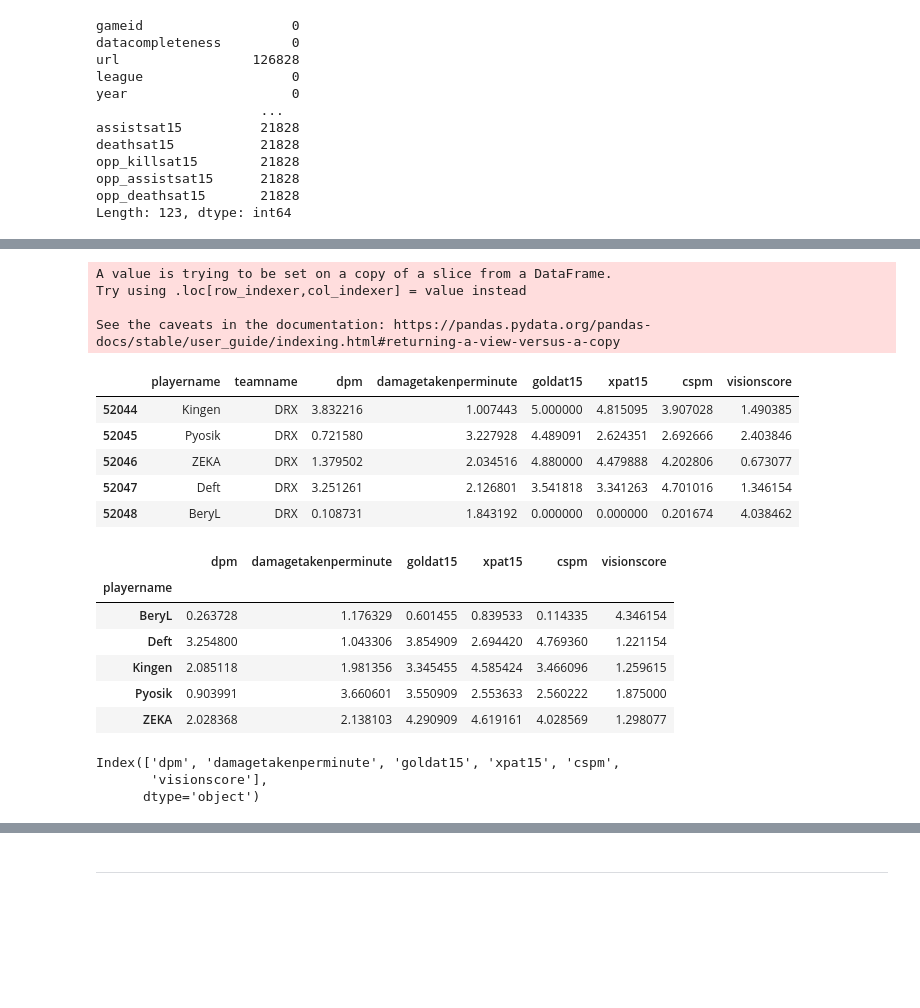
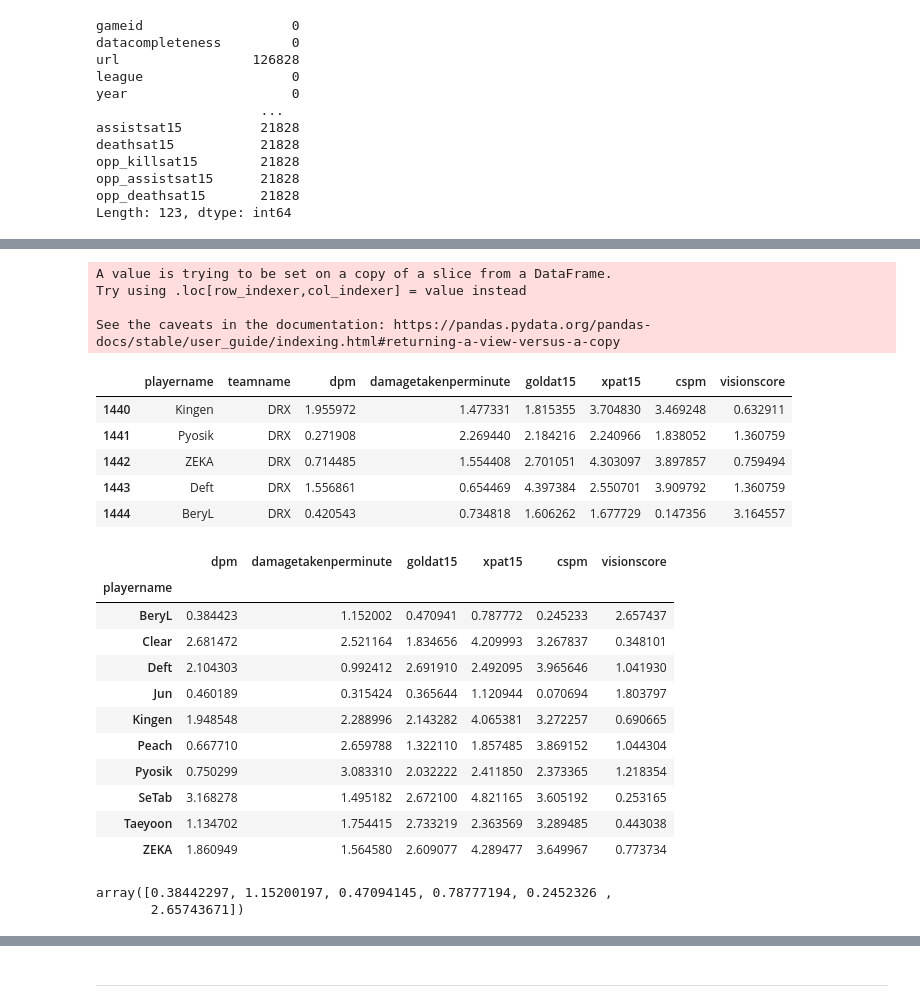
Before and after one commit to damidaa/2022LoLWorlds_DataAnalysis, a Jupyter notebook: 2022wc/final_analysis.ipynb, the cells around one changed output, grey strips where cells are left out. Cells and saved outputs as stored; diff of their text form; code cells hidden in the pictures; blank space fills up the shorter version.

```diff
--- a/2022wc/final_analysis.ipynb
+++ b/2022wc/final_analysis.ipynb
@@ -102,10 +111,17 @@ Length: 123, dtype: int64
 # %%
 #추후 해보자 ( drx 선수별 지표,능력치차트 )
 
-lck_spring_po_df = lck_spring_po[ ['gameid','playername','participantid','side','league','split','teamname','date', \
-    'gamelength','result','dpm','damagetakenperminute','goldat15','xpat15','cspm','visionscore'] ]
+# lck_spring_po_df = lck_spring_po[ ['gameid','playername','participantid','side','league','split','teamname','date', \
+#     'gamelength','result','dpm','damagetakenperminute','goldat15','xpat15','cspm','visionscore'] ]
 
-lck_spring_po_drxplyaer_df = lck_spring_po_df[ (lck_spring_po_df['teamname'] == 'DRX') & (lck_spring_po_df['participantid'] <= 10 ) ]
+# lck_spring_po_drxplyaer_df = lck_spring_po_df[ (lck_spring_po_df['teamname'] == 'DRX') & (lck_spring_po_df['participantid'] <= 10 ) ]
 
-lck_spring_po_drxplyaer_df.head()
+# lck_spring_po_drxplyaer_df.head()
+
+lck_spring_df = lck_spring[ ['gameid','playername','participantid','side','league','split','teamname','date', \
+    'totalgold','gamelength','result','dpm','damagetakenperminute','goldat15','xpat15','cspm','visionscore'] ]
+
+lck_spring_drxplyaer_df = lck_spring_df[ (lck_spring_df['teamname'] == 'DRX') & (lck_spring_df['participantid'] <= 10 ) ]
+
+lck_spring_drxplyaer_df.head()
 # %% [output]
@@ -118,5 +134,8 @@ lck_spring_po_drxplyaer_df.head()
 # %%
-lck_spring_po_drxplayer_score = lck_spring_po_drxplyaer_df[ ['playername','teamname','dpm','damagetakenperminute','goldat15','xpat15','cspm','visionscore'] ]
-lck_spring_po_drxplayer_score.head()
+# lck_spring_po_drxplayer_score = lck_spring_po_drxplyaer_df[ ['playername','teamname','dpm','damagetakenperminute','goldat15','xpat15','cspm','visionscore'] ]
+# lck_spring_po_drxplayer_score.head()
+
+lck_spring_drxplayer_score = lck_spring_drxplyaer_df[ ['playername','teamname','dpm','damagetakenperminute','goldat15','xpat15','cspm','visionscore'] ]
+lck_spring_drxplayer_score.head()
 # %% [output]
 |  | playername | teamname | dpm | damagetakenperminute | goldat15 | xpat15 | cspm | visionscore |
@@ -128,5 +147,6 @@ lck_spring_po_drxplayer_score.head()
 # %%
-X = lck_spring_po_drxplayer_score[['dpm','damagetakenperminute','goldat15','xpat15','cspm','visionscore']]
+# X = lck_spring_po_drxplayer_score[['dpm','damagetakenperminute','goldat15','xpat15','cspm','visionscore']]
+X = lck_spring_drxplayer_score[['dpm','damagetakenperminute','goldat15','xpat15','cspm','visionscore']]
 # %%
 scaler = MinMaxScaler(feature_range=(0,5)) ## 각 칼럼 데이터 값을 0~6 범위로 변환
 scaler.fit(X) ## 각 칼럼 데이터마다 변환할 함수 생
@@ -153,33 +169,47 @@ array([[3.83221559e+00, 1.00744343e+00, 5.00000000e+00, 4.81509516e+00,
 # %%
-lck_spring_po_drxplayer_score[['dpm','damagetakenperminute','goldat15','xpat15','cspm','visionscore']] = transformed_X
-lck_spring_po_drxplayer_score.head()
+# lck_spring_po_drxplayer_score[['dpm','damagetakenperminute','goldat15','xpat15','cspm','visionscore']] = transformed_X
+# lck_spring_po_drxplayer_score.head()
+
+lck_spring_drxplayer_score[['dpm','damagetakenperminute','goldat15','xpat15','cspm','visionscore']] = transformed_X
+lck_spring_drxplayer_score.head()
 # %% [output]
 A value is trying to be set on a copy of a slice from a DataFrame.
 Try using .loc[row_indexer,col_indexer] = value instead
 
 See the caveats in the documentation: https://pandas.pydata.org/pandas-docs/stable/user_guide/indexing.html#returning-a-view-versus-a-copy
 |  | playername | teamname | dpm | damagetakenperminute | goldat15 | xpat15 | cspm | visionscore |
-| 52044 | Kingen | DRX | 3.832216 | 1.007443 | 5.000000 | 4.815095 | 3.907028 | 1.490385 |
-| 52045 | Pyosik | DRX | 0.721580 | 3.227928 | 4.489091 | 2.624351 | 2.692666 | 2.403846 |
-| 52046 | ZEKA | DRX | 1.379502 | 2.034516 | 4.880000 | 4.479888 | 4.202806 | 0.673077 |
-| 52047 | Deft | DRX | 3.251261 | 2.126801 | 3.541818 | 3.341263 | 4.701016 | 1.346154 |
-| 52048 | BeryL | DRX | 0.108731 | 1.843192 | 0.000000 | 0.000000 | 0.201674 | 4.038462 |
+| 1440 | Kingen | DRX | 1.955972 | 1.477331 | 1.815355 | 3.704830 | 3.469248 | 0.632911 |
+| 1441 | Pyosik | DRX | 0.271908 | 2.269440 | 2.184216 | 2.240966 | 1.838052 | 1.360759 |
+| 1442 | ZEKA | DRX | 0.714485 | 1.554408 | 2.701051 | 4.303097 | 3.897857 | 0.759494 |
+| 1443 | Deft | DRX | 1.556861 | 0.654469 | 4.397384 | 2.550701 | 3.909792 | 1.360759 |
+| 1444 | BeryL | DRX | 0.420543 | 0.734818 | 1.606262 | 1.677729 | 0.147356 | 3.164557 |
 # %%
-drx_spring_po_score = lck_spring_po_drxplayer_score.groupby('playername')\
+# drx_spring_po_score = lck_spring_po_drxplayer_score.groupby('playername')\
+#     [['dpm','damagetakenperminute','goldat15','xpat15','cspm','visionscore']].mean()
+
+# drx_spring_po_score
+
+drx_spring_score = lck_spring_drxplayer_score.groupby('playername')\
     [['dpm','damagetakenperminute','goldat15','xpat15','cspm','visionscore']].mean()
 
-drx_spring_po_score
+drx_spring_score
 # %% [output]
 |  | dpm | damagetakenperminute | goldat15 | xpat15 | cspm | visionscore |
 | playername |  |  |  |  |  |  |
-| BeryL | 0.263728 | 1.176329 | 0.601455 | 0.839533 | 0.114335 | 4.346154 |
-| Deft | 3.254800 | 1.043306 | 3.854909 | 2.694420 | 4.769360 | 1.221154 |
-| Kingen | 2.085118 | 1.981356 | 3.345455 | 4.585424 | 3.466096 | 1.259615 |
-| Pyosik | 0.903991 | 3.660601 | 3.550909 | 2.553633 | 2.560222 | 1.875000 |
-| ZEKA | 2.028368 | 2.138103 | 4.290909 | 4.619161 | 4.028569 | 1.298077 |
+| BeryL | 0.384423 | 1.152002 | 0.470941 | 0.787772 | 0.245233 | 2.657437 |
+| Clear | 2.681472 | 2.521164 | 1.834656 | 4.209993 | 3.267837 | 0.348101 |
+| Deft | 2.104303 | 0.992412 | 2.691910 | 2.492095 | 3.965646 | 1.041930 |
+| Jun | 0.460189 | 0.315424 | 0.365644 | 1.120944 | 0.070694 | 1.803797 |
+| Kingen | 1.948548 | 2.288996 | 2.143282 | 4.065381 | 3.272257 | 0.690665 |
+| Peach | 0.667710 | 2.659788 | 1.322110 | 1.857485 | 3.869152 | 1.044304 |
+| Pyosik | 0.750299 | 3.083310 | 2.032222 | 2.411850 | 2.373365 | 1.218354 |
+| SeTab | 3.168278 | 1.495182 | 2.672100 | 4.821165 | 3.605192 | 0.253165 |
+| Taeyoon | 1.134702 | 1.754415 | 2.733219 | 2.363569 | 3.289485 | 0.443038 |
+| ZEKA | 1.860949 | 1.564580 | 2.609077 | 4.289477 | 3.649967 | 0.773734 |
-# %%
-drx_spring_po_score.iloc[0].index
-# %% [output]
-Index(['dpm', 'damagetakenperminute', 'goldat15', 'xpat15', 'cspm',
-       'visionscore'],
-      dtype='object')
+# %%
+# drx_spring_po_score.loc['BeryL'].index
+# drx_spring_score.columns
+drx_spring_score.iloc[0].values
+# %% [output]
+array([0.38442297, 1.15200197, 0.47094145, 0.78777194, 0.2452326 ,
+       2.65743671])
```
Also changed, not shown: parts of 33 cells of this notebook.
